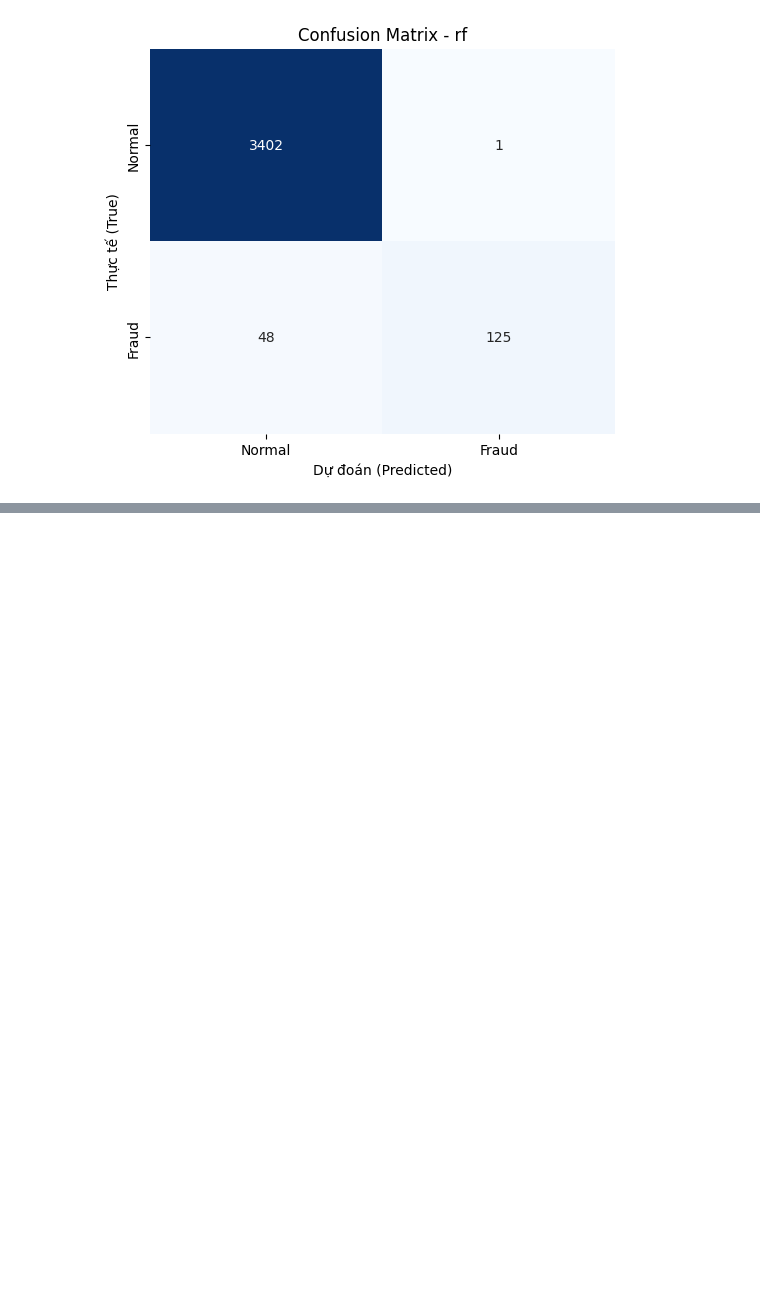
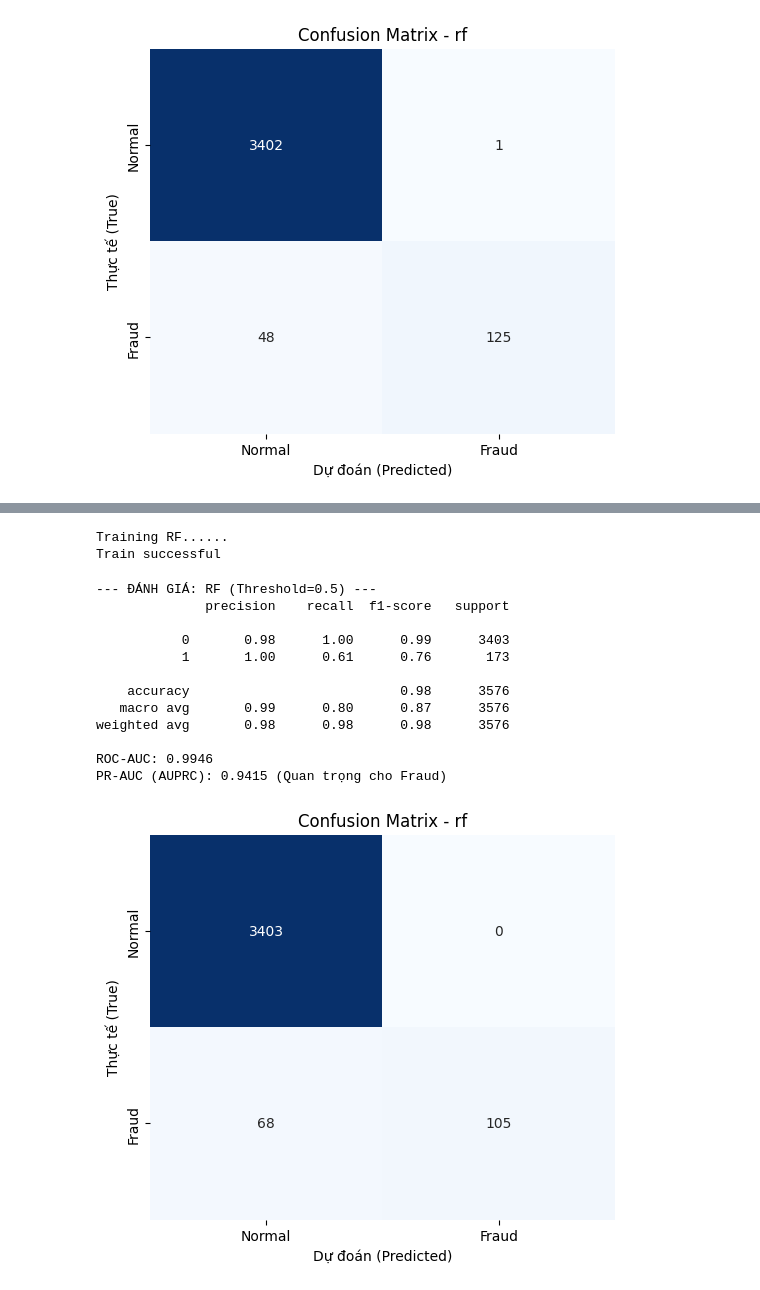
Before and after one commit to thanhlek5/Du-doan-tin-tuyen-dung, a Jupyter notebook: notebooks/RandomForest.ipynb, the cells around one changed output, grey strips where cells are left out. Saved outputs shown, nothing was run; the diff lists cells and outputs as text; code cells hidden in the pictures; blank space fills up the shorter version.

```diff
--- a/notebooks/RandomForest.ipynb
+++ b/notebooks/RandomForest.ipynb
@@ -144,3 +175,26 @@ Y_train = preprocess[1]
 # %%
 tfidf_pipeline = 'D:\PythonLearn\workspace\Test\KPDL_1\models\Preprocess_tfidf_pipeline.pkl'
 preprocess_2 = joblib.load(tfidf_pipeline)
+# %%
+x_test = preprocess_2.transform(X_test)
+model = trainModel(X_train_tfidf, Y_train, model_name='rf')
+# %% [output]
+Training RF......
+Train successful
+# %%
+eval_model=Metric(model, x_test, Y_test)
+eval_model.evaluate_model('rf', 0.5)
+# %% [output]
+--- ĐÁNH GIÁ: RF (Threshold=0.5) ---
+              precision    recall  f1-score   support
+
+           0       0.98      1.00      0.99      3403
+           1       1.00      0.61      0.76       173
+
+    accuracy                           0.98      3576
+   macro avg       0.99      0.80      0.87      3576
+weighted avg       0.98      0.98      0.98      3576
+
+ROC-AUC: 0.9946
+PR-AUC (AUPRC): 0.9415 (Quan trọng cho Fraud)
+[figure, added]
```
Also changed, not shown: parts of 9 cells of this notebook.
